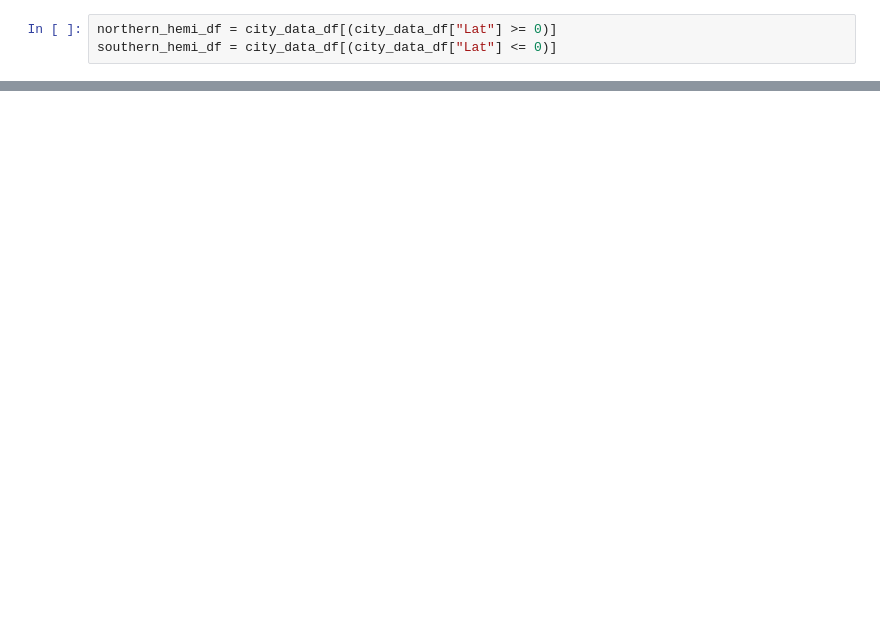
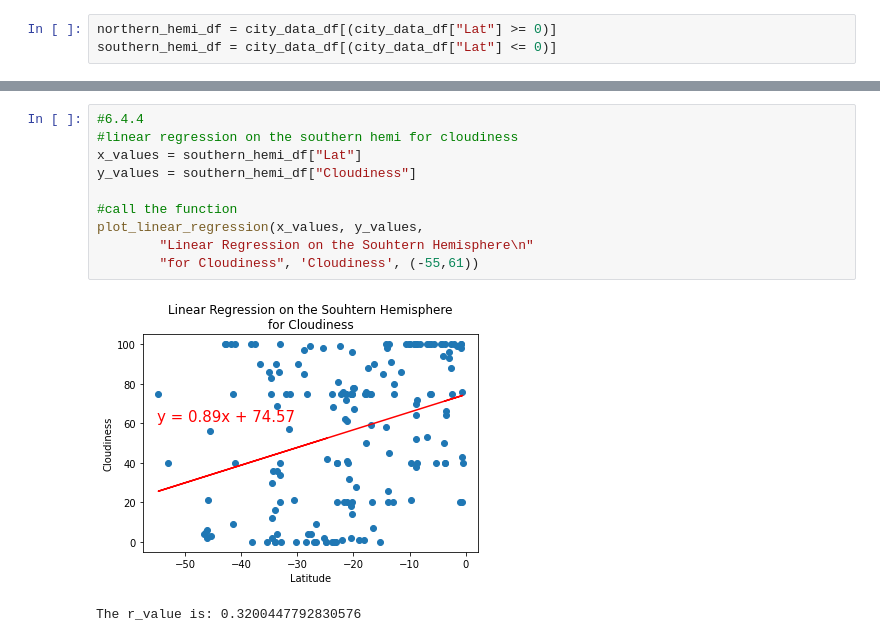
Before and after one commit to cbartoe/World_Weather_Analysis, a Jupyter notebook: WeatherPy.ipynb, the cells around one changed output, grey strips where cells are left out. Cells and saved outputs as stored; diff of their text form; blank space fills up the shorter version.

```diff
--- a/WeatherPy.ipynb
+++ b/WeatherPy.ipynb
@@ -410,0 +429,13 @@ plot_linear_regression(x_values, y_values,
+# %%
+#6.4.4
+#linear regression on the southern hemi for cloudiness
+x_values = southern_hemi_df["Lat"]
+y_values = southern_hemi_df["Cloudiness"]
+
+#call the function
+plot_linear_regression(x_values, y_values,
+        "Linear Regression on the Souhtern Hemisphere\n"
+        "for Cloudiness", 'Cloudiness', (-55,61))
+# %% [output]
+[figure, added]
+The r_value is: 0.3200447792830576
```
Also changed, not shown: parts of 8 cells of this notebook, 2 other files.
